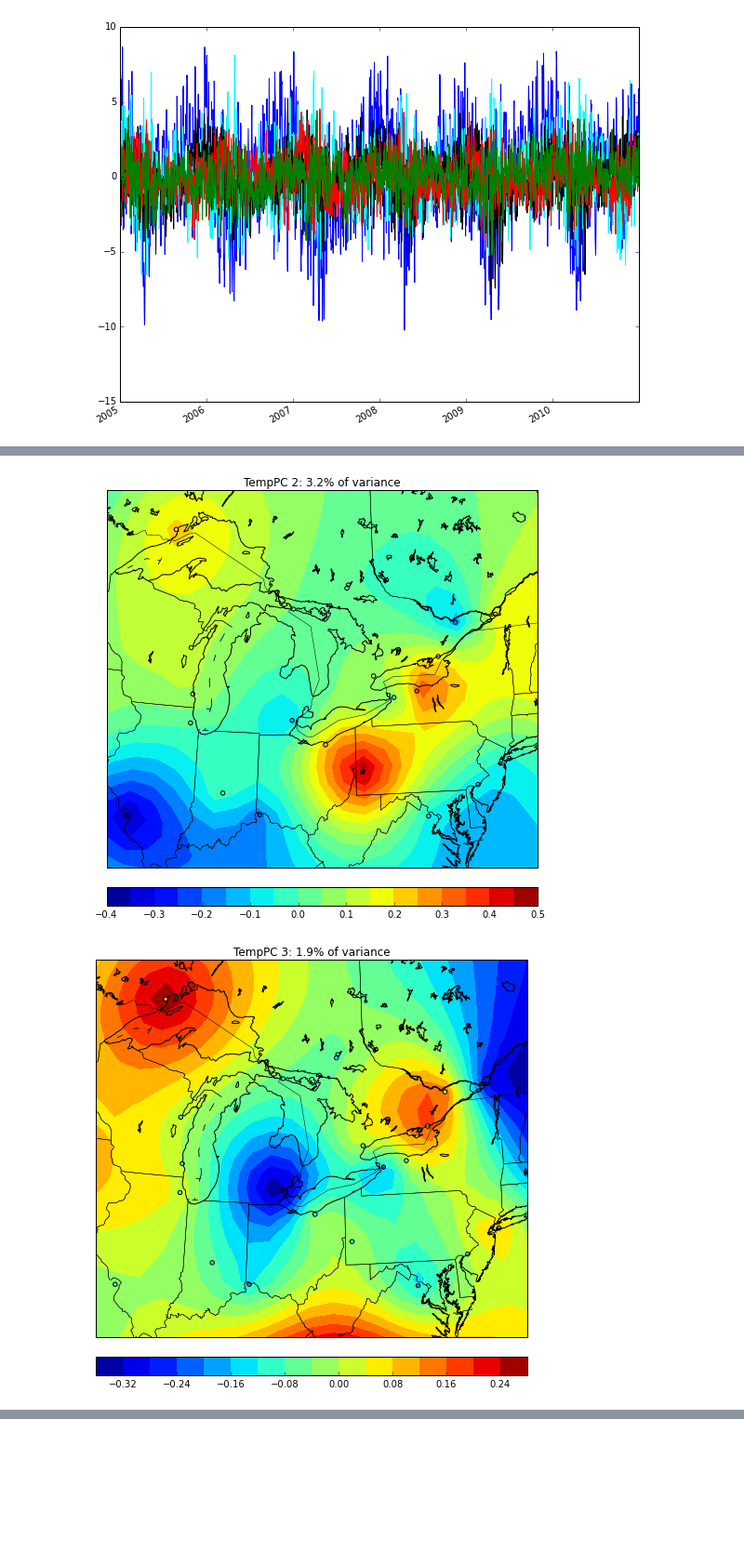
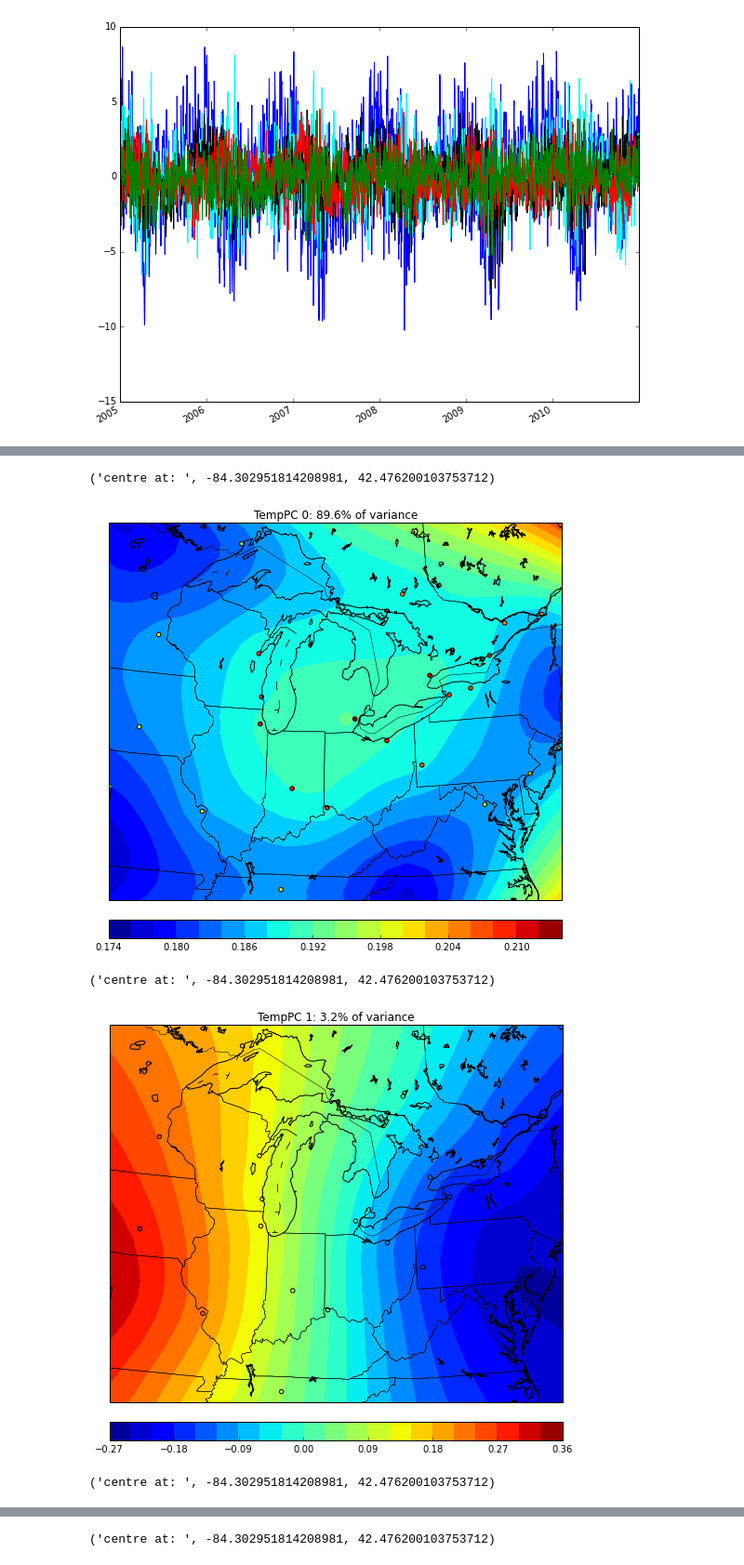
Before and after one commit to majorgowan/wpwp, a Jupyter notebook: Scraping/Notebooks/wU_PCA_Analysis.ipynb, the cells around one changed output, grey strips where cells are left out. Shown at 93% size. Drawn from its saved outputs; the diff is of its cells as text; code cells hidden in the pictures; blank space fills up the shorter version.

```diff
--- a/Scraping/Notebooks/wU_PCA_Analysis.ipynb
+++ b/Scraping/Notebooks/wU_PCA_Analysis.ipynb
@@ -26,0 +22,10 @@ pcaData, transform_params = PCA.pcaConvert(stations, features, '2005-01-01', '20
+# %%
+stations = Map.getStationList()
+features = ['TempMax', 'HumidityMean', 'isFoggy']
+ncomp = [6, 11, 5]
+
+pcaData, transform_params = PCA.pcaConvert(stations, features, '2005-01-01', '2010-12-31', ncomp)
+print('number of features: %d\n' % len(pcaData))
+for ii in range(len(pcaData)):
+     print('number of PC in feature %s: %d, number of values: %d' % (features[ii], len(pcaData[ii]), len(pcaData[ii][0])))
+     print('  shape of each PC rotation: %s\n' % str(transform_params['pcas'][ii].components_.shape))
@@ -99,23 +115,31 @@ KROC     0.188957        -0.198896       0.071445        0.158484        0.15794
 KSTL     0.185902        0.215276        -0.195679       0.072903        0.127029
 # %%
 # plot PC on map
+reload(Map)
 
 # get longitude and latitude of stations
 lon, lat = Map.getStationLonLat(stations)
 
 # get variance explained by each PC
 vrncs = transform_params['pcas'][0].explained_variance_ratio_
 
 # first PC is very homogeneous so pattern not interesting
+Map.contourPlotOnMap(lon, lat, TempPC[0] , width_fac=18, height_fac=15, \
+                     title = 'TempPC 0: %.1f%% of variance' % (100*vrncs[0]))
 # second through fifth temperature PC:
-Map.contourPlotOnMap(lon, lat, TempPC[:,1] , width_fac=16, height_fac=14, \
-                     title = 'TempPC 2: %.1f%% of variance' % (100*vrncs[1]))
-Map.contourPlotOnMap(lon, lat, TempPC[:,2] , width_fac=16, height_fac=14, \
-                     title = 'TempPC 3: %.1f%% of variance' % (100*vrncs[2]))
-Map.contourPlotOnMap(lon, lat, TempPC[:,3] , width_fac=16, height_fac=14, \
-                     title = 'TempPC 4: %.1f%% of variance' % (100*vrncs[3]))
-Map.contourPlotOnMap(lon, lat, TempPC[:,4] , width_fac=16, height_fac=14, \
-                     title = 'TempPC 5: %.1f%% of variance' % (100*vrncs[4]))
+Map.contourPlotOnMap(lon, lat, TempPC[1] , width_fac=18, height_fac=15, \
+                     title = 'TempPC 1: %.1f%% of variance' % (100*vrncs[1]))
+Map.contourPlotOnMap(lon, lat, TempPC[2] , width_fac=18, height_fac=15, \
+                     title = 'TempPC 2: %.1f%% of variance' % (100*vrncs[2]))
+Map.contourPlotOnMap(lon, lat, TempPC[3] , width_fac=18, height_fac=15, \
+                     title = 'TempPC 3: %.1f%% of variance' % (100*vrncs[3]))
+Map.contourPlotOnMap(lon, lat, TempPC[4] , width_fac=18, height_fac=15, \
+                     title = 'TempPC 4: %.1f%% of variance' % (100*vrncs[4]))
+Map.contourPlotOnMap(lon, lat, TempPC[28] , width_fac=18, height_fac=15, \
+                     title = 'TempPC 28: %.1f%% of variance' % (100*vrncs[28]))
 # %% [output]
+('centre at: ', -84.302951814208981, 42.476200103753712)
-[figure, old version]
+[figure, new version]
+('centre at: ', -84.302951814208981, 42.476200103753712)
-[figure, old version]
+[figure, new version]
+('centre at: ', -84.302951814208981, 42.476200103753712)
@@ -122,0 +147 @@ Map.contourPlotOnMap(lon, lat, TempPC[:,4] , width_fac=16, height_fac=14, \
+('centre at: ', -84.302951814208981, 42.476200103753712)
```
Also changed, not shown: parts of 6 cells of this notebook, 7 other files.
